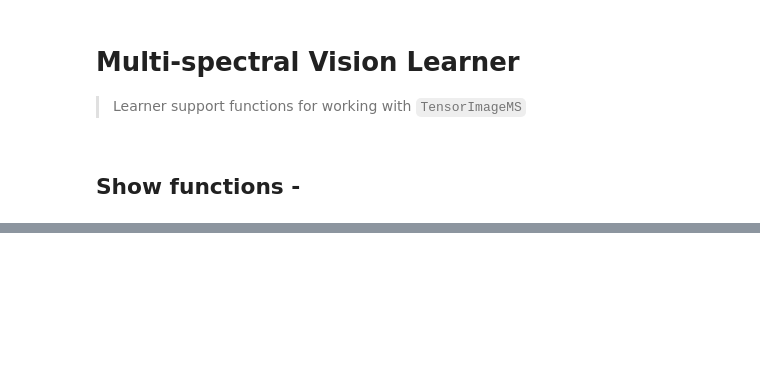
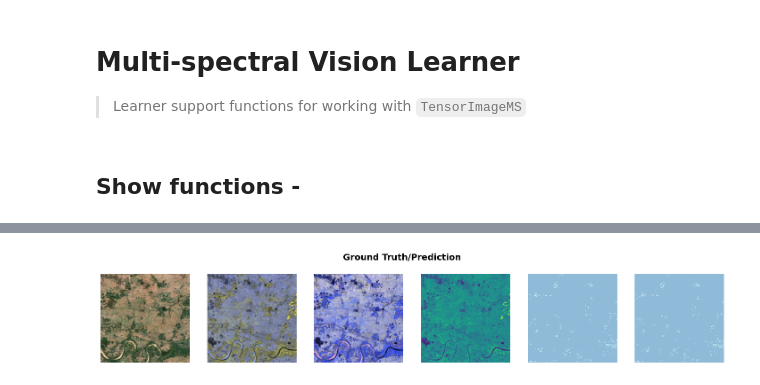
Before and after one commit to restlessronin/fastgs, a Jupyter notebook: nbs/21a_vision.learner.ipynb, the cells around one changed output, grey strips where cells are left out. Drawn from its saved outputs; the diff is of its cells as text; code cells hidden in the pictures; blank space fills up the shorter version.

```diff
--- a/nbs/21a_vision.learner.ipynb
+++ b/nbs/21a_vision.learner.ipynb
@@ -29,3 +59,7 @@ def _show_one_result(img: TensorImageMS, msk: TensorMask, out, row, mskovl, **kw
+# %%
+_show_one(False)
+# %% [output]
+[figure, added]
 # %%
 #|export
 @typedispatch
```
Also changed, not shown: parts of 6 cells of this notebook, 15 other files.
